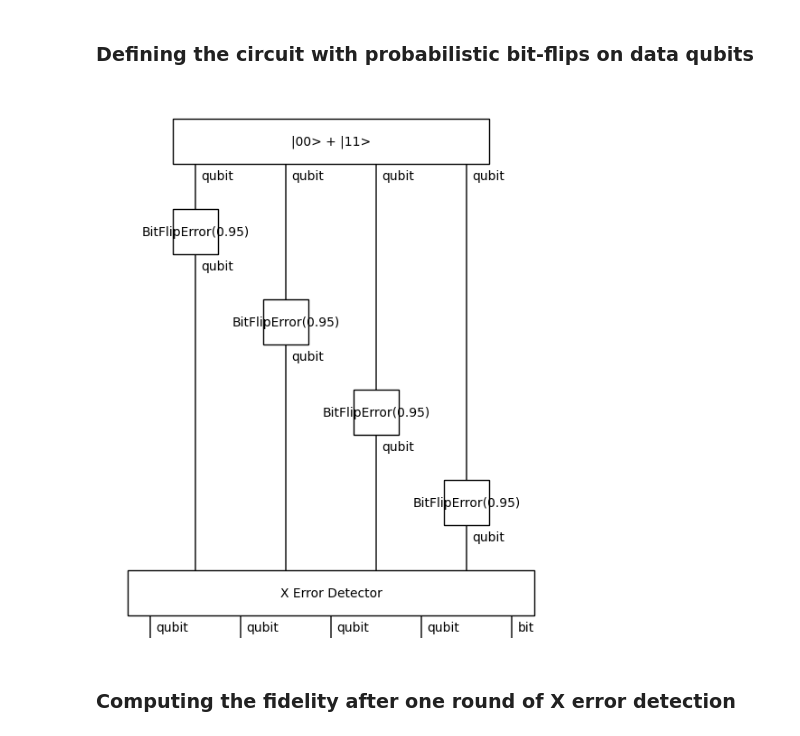
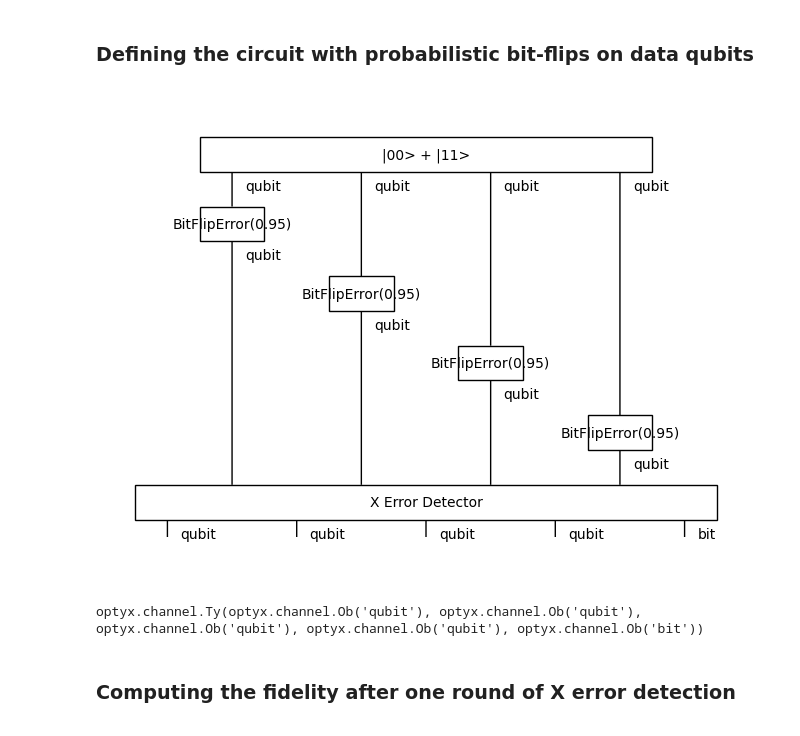
Before and after one commit to quantinuum-dev/optyx, a Jupyter notebook: notebooks/distributed-422-code.ipynb, the cells around one changed output. Saved outputs shown, nothing was run; the diff lists cells and outputs as text; code cells hidden in the pictures.

```diff
--- a/notebooks/distributed-422-code.ipynb
+++ b/notebooks/distributed-422-code.ipynb
@@ -83,11 +81,15 @@ logical_bell.draw()
 ### Defining the circuit with probabilistic bit-flips on data qubits
 # %%
 p_error = 0.95
-Imperfect_circuit = Logical_bell >> diag_pow(BitFlipError(p_error), 4) >> X_detector
+Imperfect_circuit = Logical_bell >> BitFlipError(p_error) ** 4 >> X_detector
 
 Imperfect_circuit.draw()
 # %% [output]
-[figure, old version]
+[figure, new version]
+# %%
+(Discard(qubit ** 4) @ Bit_0).dom
+# %% [output]
+optyx.channel.Ty(optyx.channel.Ob('qubit'), optyx.channel.Ob('qubit'), optyx.channel.Ob('qubit'), optyx.channel.Ob('qubit'), optyx.channel.Ob('bit'))
 # %% [markdown]
 ### Computing the fidelity after one round of X error detection
 # %%
```
Also changed, not shown: parts of 30 cells of this notebook, 3 other files.
